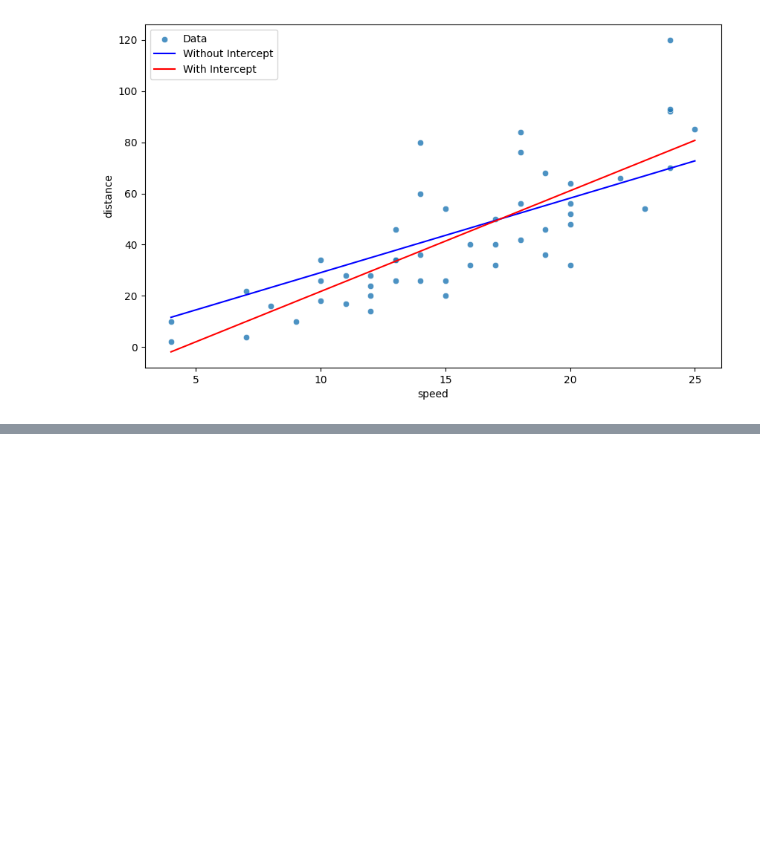
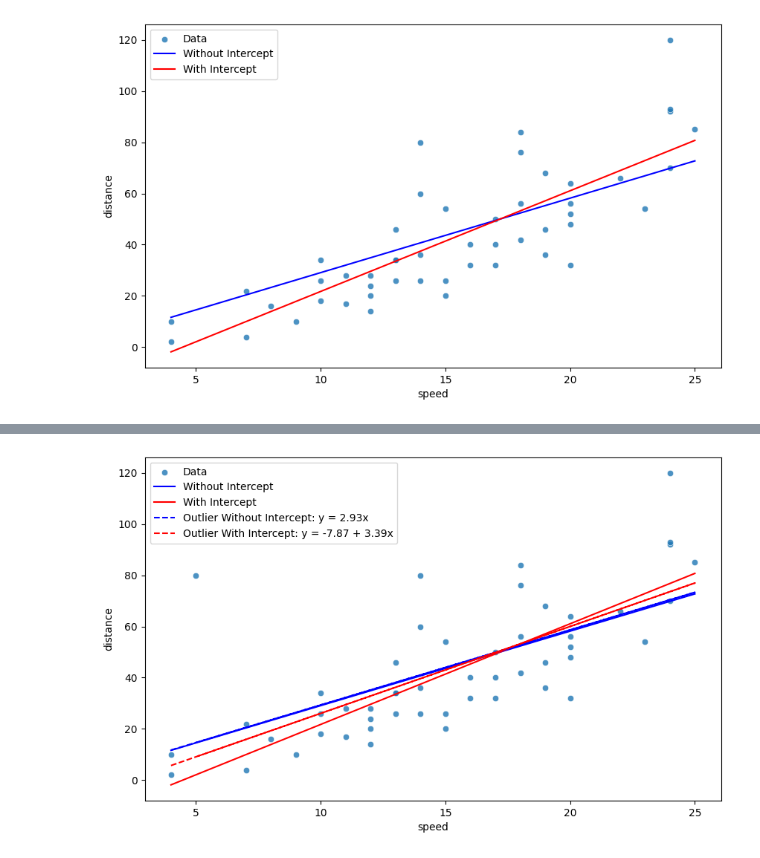
Before and after one commit to rusave/radcv, a Jupyter notebook: Kopie_sešitu_01RAD_ex01_python.ipynb, the cells around one changed output, grey strips where cells are left out. Cells and saved outputs as stored; diff of their text form; code cells hidden in the pictures; blank space fills up the shorter version.

```diff
--- a/Kopie_sešitu_01RAD_ex01_python.ipynb
+++ b/Kopie_sešitu_01RAD_ex01_python.ipynb
@@ -845,0 +951,37 @@ plt.show()
+# %%
+#9
+#print(type(cars_df))
+# Creating a DataFrame with outliers
+outlier = pd.DataFrame({'speed': [5], 'dist': [80]})
+
+# Concatenating the original data with the outliers
+cars_outlier = pd.concat([cars_df, outlier], ignore_index=True)
+
+formula = 'dist ~ -1 + speed'
+
+# Fitting the model without an intercept
+model_without_intercept_out = smf.ols(formula=formula, data=cars_outlier).fit()
+beta_wo_out=model_without_intercept_out.params[0]
+formula = 'dist ~ speed'
+
+# Fitting the model without an intercept
+model_with_intercept_out = smf.ols(formula=formula, data=cars_outlier).fit()
+beta_w0_out, beta_w1_out =model_with_intercept_out.params
+
+plt.figure(figsize=(10, 6))
+sns.scatterplot(data=cars_outlier, x='speed', y='dist', label='Data', alpha=0.8)
+plt.plot(cars_df.speed, cars_df.speed* beta_hat_wo, color='blue',
+         label=f'Without Intercept')
+plt.plot(cars_df.speed, np.dot(IX, beta_hat_w), color='red',label=f'With Intercept')
+plt.plot(cars_outlier.speed, cars_outlier.speed * beta_wo_out, color='blue', linestyle= 'dashed',
+         label=f'Outlier Without Intercept: y = {beta_wo_out:.2f}x')
+plt.plot(cars_outlier.speed, beta_w0_out + cars_outlier.speed* beta_w1_out, color='red',linestyle= 'dashed',
+         label=f'Outlier With Intercept: y = {beta_w0_out:.2f} + {beta_w1_out:.2f}x')
+
+#plt.title("Father and Son Height - Dalton dataset")
+plt.xlabel("speed")
+plt.ylabel("distance")
+plt.legend()
+plt.show()
+# %% [output]
+[figure, added]
```
Also changed, not shown: parts of 4 cells of this notebook.
